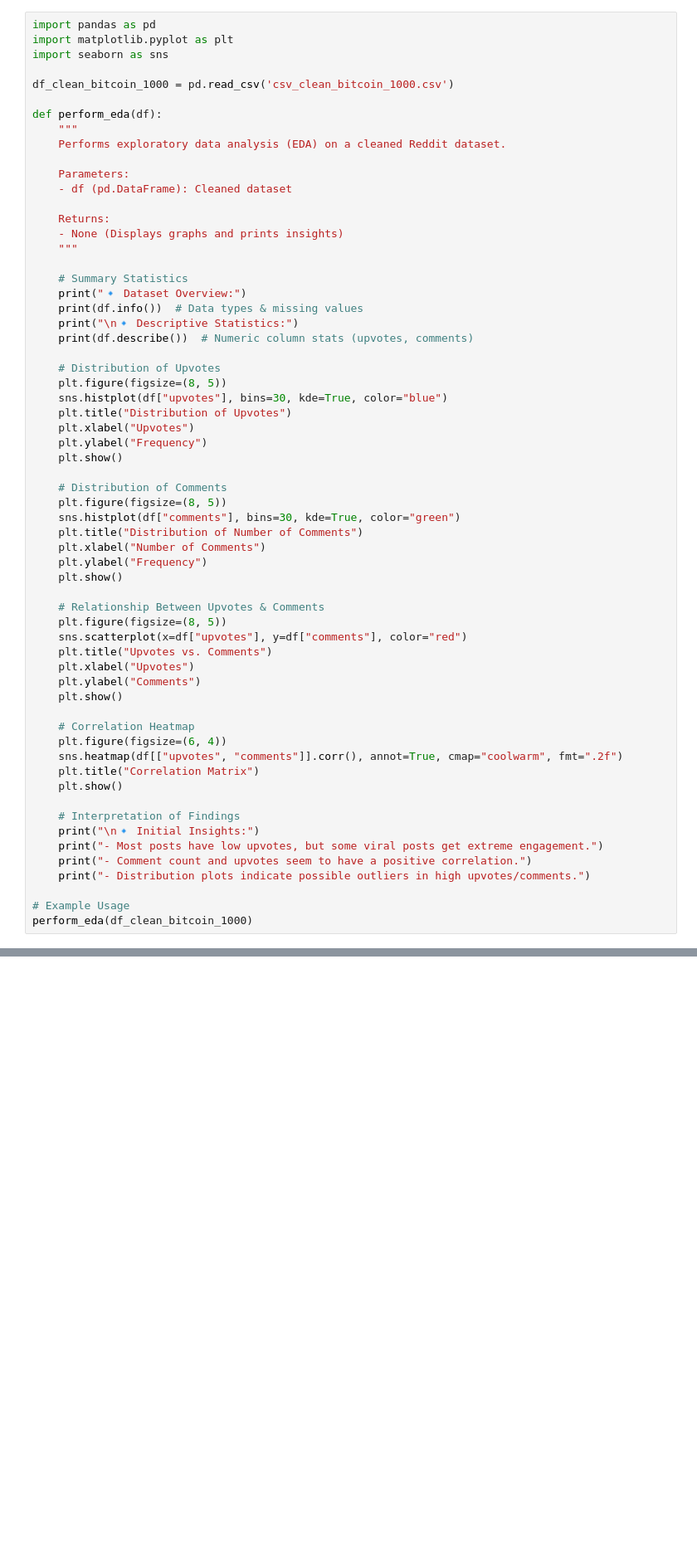
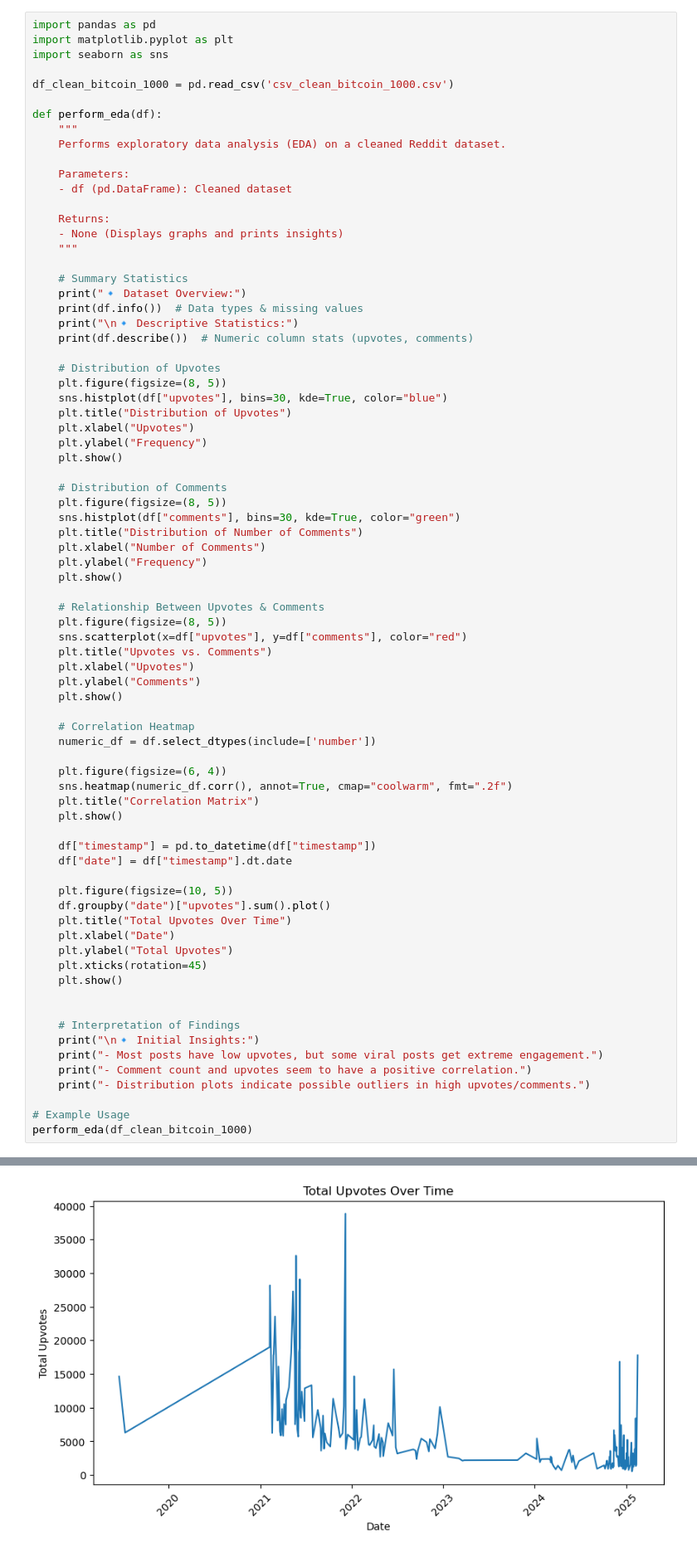
Before and after one commit to ThomasBordi/AppliedDataScience_Project1, a Jupyter notebook: data_fetching.ipynb, the cells around one changed output, grey strips where cells are left out. Shown: that part at 83% size. Saved outputs shown, nothing was run; the diff lists cells and outputs as text; blank space fills up the shorter version.

```diff
--- a/data_fetching.ipynb
+++ b/data_fetching.ipynb
@@ -179,10 +179,24 @@ def perform_eda(df):
     plt.show()
 
     # Correlation Heatmap
+    numeric_df = df.select_dtypes(include=['number'])
+
     plt.figure(figsize=(6, 4))
-    sns.heatmap(df[["upvotes", "comments"]].corr(), annot=True, cmap="coolwarm", fmt=".2f")
+    sns.heatmap(numeric_df.corr(), annot=True, cmap="coolwarm", fmt=".2f")
     plt.title("Correlation Matrix")
     plt.show()
+
+    df["timestamp"] = pd.to_datetime(df["timestamp"])
+    df["date"] = df["timestamp"].dt.date
+
+    plt.figure(figsize=(10, 5))
+    df.groupby("date")["upvotes"].sum().plot()
+    plt.title("Total Upvotes Over Time")
+    plt.xlabel("Date")
+    plt.ylabel("Total Upvotes")
+    plt.xticks(rotation=45)
+    plt.show()
+
 
     # Interpretation of Findings
     print("\n🔹 Initial Insights:")
@@ -213,7 +227,8 @@ max    234.000000  38841.000000  6095.000000
 [figure]
 [figure]
 [figure]
 [figure]
+[figure, added]
 🔹 Initial Insights:
 - Most posts have low upvotes, but some viral posts get extreme engagement.
 - Comment count and upvotes seem to have a positive correlation.
```
Also changed, not shown: parts of 4 cells of this notebook, 2 other files.
